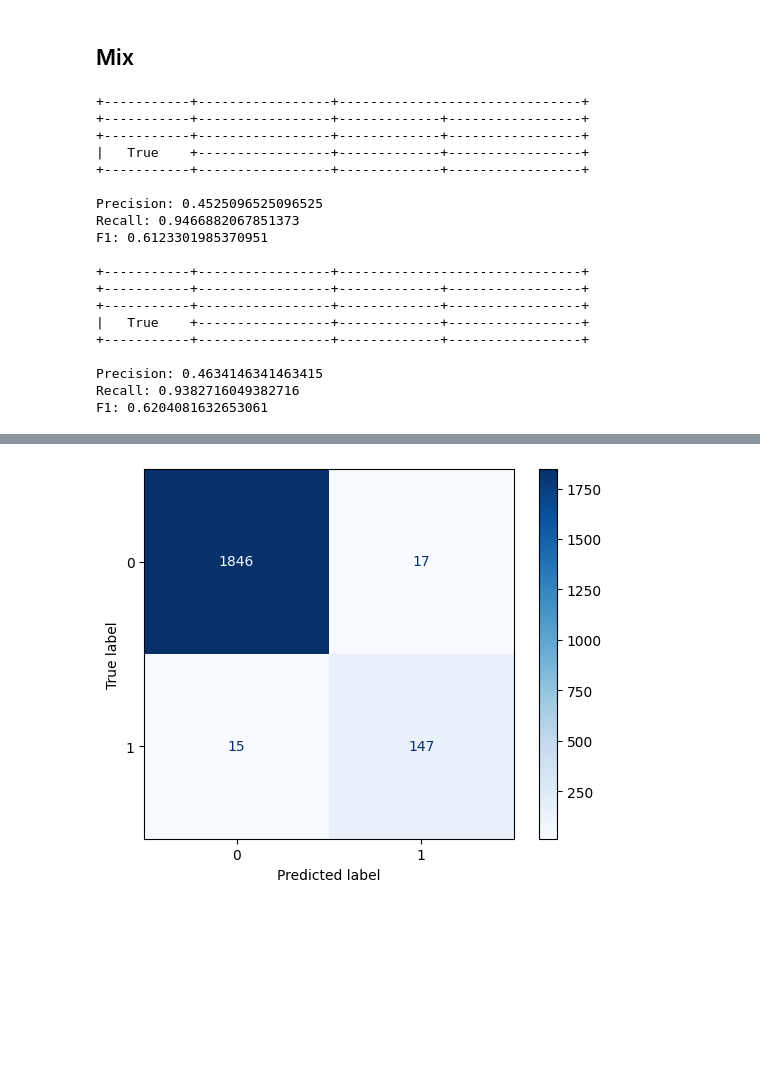
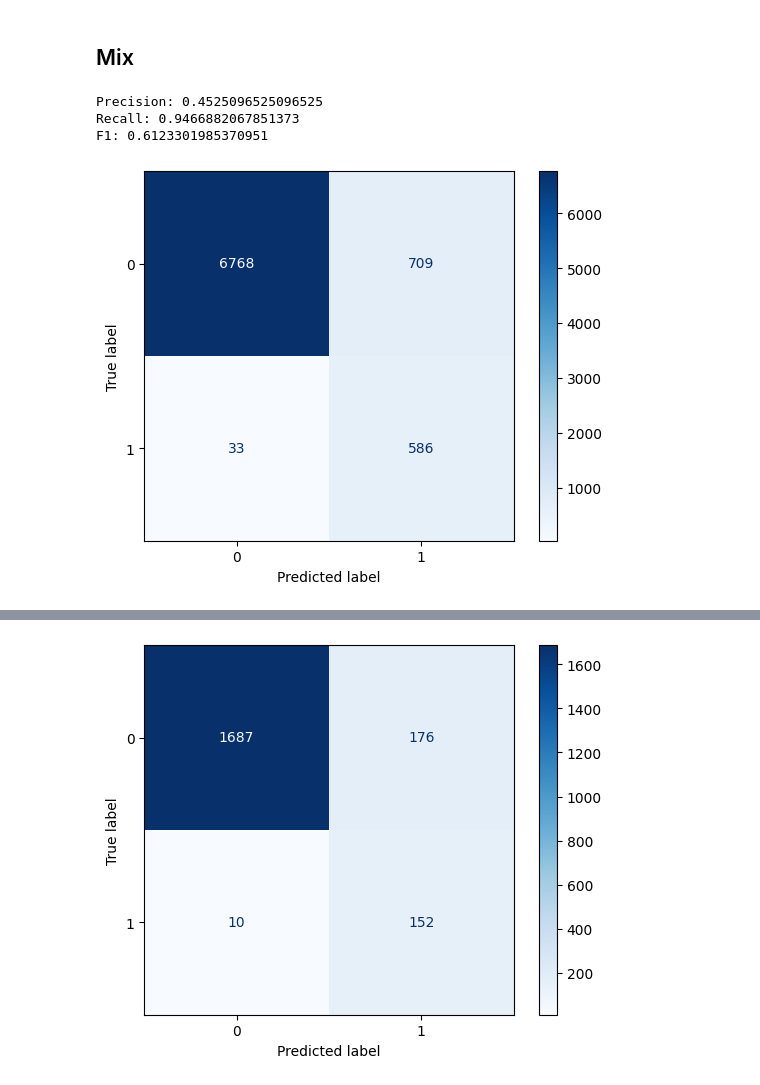
Before and after one commit to brunomcebola/CInt-Project, a Jupyter notebook: Proj1.2.ipynb, the cells around one changed output, grey strips where cells are left out. Saved outputs shown, nothing was run; the diff lists cells and outputs as text; code cells hidden in the pictures; blank space fills up the shorter version.

Commit message:
create TestMe files

```diff
--- a/Proj1.2.ipynb
+++ b/Proj1.2.ipynb
@@ -217,7 +219,8 @@ X_filtered = np.concatenate((X[:, 3:6], X[:, 7:9]), axis=1)
 X_train, X_test, y_train, y_test = train_test_split(X_filtered, Y, test_size=0.2, random_state=1)
 # %%
 TP = TN = FP = FN = 0
-indexes = []
+
+y_pred = []
 
 # train
 for id, x in enumerate(X_train):
@@ -245,6 +248,8 @@ for id, x in enumerate(X_train):
     correct = y_train[id]
     predicted = 0 if output_sim.output["output"] < 0.5 else 1
 
+    y_pred.append(predicted)
+
     # Se preveu bem overcrowded
     if predicted == 1 and correct == 1:
         TP += 1
@@ -254,32 +259,20 @@ for id, x in enumerate(X_train):
     # Se preveu overcrowded erradamente
     elif predicted == 1 and correct == 0:
         FP += 1
-        indexes.append(i)
     # Se preveu not overcrowded erradamente
     elif predicted == 0 and correct == 1:
         FN += 1
-        indexes.append(i)
-
-confusion_matrix = np.array([[TP, FP], [FN, TN]])
-print(
-    f"""
-+-----------+-----------------+-------------------------------+
-|           |                 |           Predicted           |
-+-----------+-----------------+-------------+-----------------+
-|           |                 | Not Overcrowded | Overcrowded |
-+-----------+-----------------+-------------+-----------------+
-|           | Not Overcrowded |       {TN:4.0f}      |     {FP:4.0f}    |
-|   True    +-----------------+-------------+-----------------+
-|           |   Overcrowded   |       {FN:4.0f}      |     {TP:4.0f}    |
-+-----------+-----------------+-------------+-----------------+
-"""
-)
 
 print(f"Precision: {TP/(TP+FP)}")
 print(f"Recall: {TP/(TP+FN)}")
 print(f"F1: {2*TP/(2*TP+FP+FN)}")
 
+ConfusionMatrixDisplay.from_predictions(y_train, y_pred, cmap=mpl.cm.Blues)
+plt.show()
+
 TP = TN = FP = FN = 0
+
+y_pred = []
 
 # test
 for id, x in enumerate(X_test):
@@ -303,70 +296,34 @@ for id, x in enumerate(X_test):
     output_sim.input["po_mix"] = po_mix_in
 
     output_sim.compute()
 
     correct = y_test[id]
     predicted = 0 if output_sim.output["output"] < 0.5 else 1
 
+    y_pred.append(predicted)
+
     # Se preveu bem overcrowded
     if predicted == 1 and correct == 1:
         TP += 1
     # Se preveu bem not overcrowded
     elif predicted == 0 and correct == 0:
         TN += 1
     # Se preveu overcrowded erradamente
     elif predicted == 1 and correct == 0:
         FP += 1
-        indexes.append(i)
     # Se preveu not overcrowded erradamente
     elif predicted == 0 and correct == 1:
         FN += 1
-        indexes.append(i)
 
-confusion_matrix = np.array([[TP, FP], [FN, TN]])
-print(
-    f"""
-+-----------+-----------------+-------------------------------+
-|           |                 |           Predicted           |
-+-----------+-----------------+-------------+-----------------+
-|           |                 | Not Overcrowded | Overcrowded |
-+-----------+-----------------+-------------+-----------------+
-|           | Not Overcrowded |       {TN:4.0f}      |     {FP:4.0f}    |
-|   True    +-----------------+-------------+-----------------+
-|           |   Overcrowded   |       {FN:4.0f}      |     {TP:4.0f}    |
-+-----------+-----------------+-------------+-----------------+
-"""
-)
 
 print(f"Precision: {TP/(TP+FP)}")
 print(f"Recall: {TP/(TP+FN)}")
 print(f"F1: {2*TP/(2*TP+FP+FN)}")
 
-# MLP to compare
-clf = MLPClassifier(random_state=0, max_iter=200)
-
-y_pred = clf.fit(X_train, y_train).predict(X_test)
-
-print(classification_report(y_test, y_pred))  # type: ignore
-
-ConfusionMatrixDisplay.from_estimator(clf, X_test, y_test, cmap=mpl.cm.Blues)
+ConfusionMatrixDisplay.from_predictions(y_test, y_pred, cmap=mpl.cm.Blues)
 plt.show()
 # %% [output]
-+-----------+-----------------+-------------------------------+
-+-----------+-----------------+-------------+-----------------+
-+-----------+-----------------+-------------+-----------------+
-|   True    +-----------------+-------------+-----------------+
-+-----------+-----------------+-------------+-----------------+
-
 Precision: 0.4525096525096525
 Recall: 0.9466882067851373
 F1: 0.6123301985370951
-
-+-----------+-----------------+-------------------------------+
-+-----------+-----------------+-------------+-----------------+
-+-----------+-----------------+-------------+-----------------+
-|   True    +-----------------+-------------+-----------------+
-+-----------+-----------------+-------------+-----------------+
-
-Precision: 0.4634146341463415
-Recall: 0.9382716049382716
-F1: 0.6204081632653061
+[figure, new version]
@@ -381 +333 @@ weighted avg       0.98      0.98      0.98      2025
-[figure, old version]
+[figure, added]
```
Also changed, not shown: parts of 5 cells of this notebook, 8 other files.
